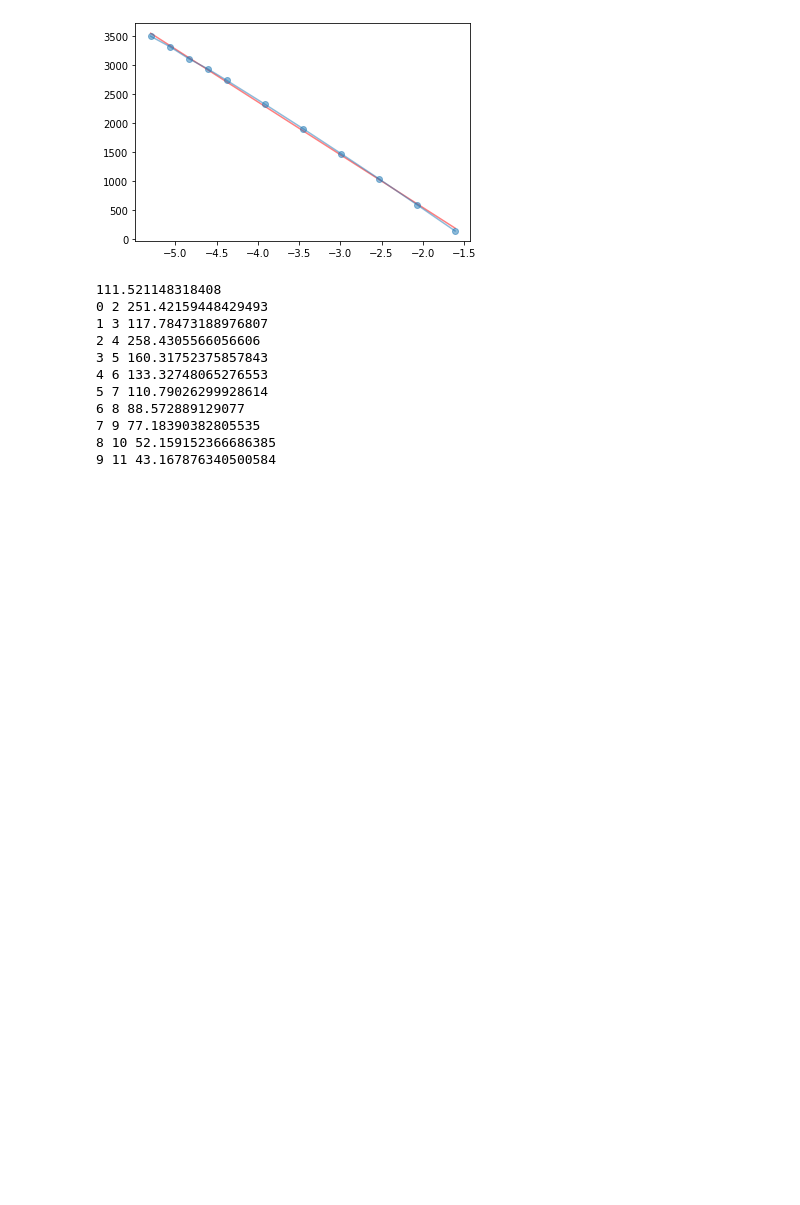
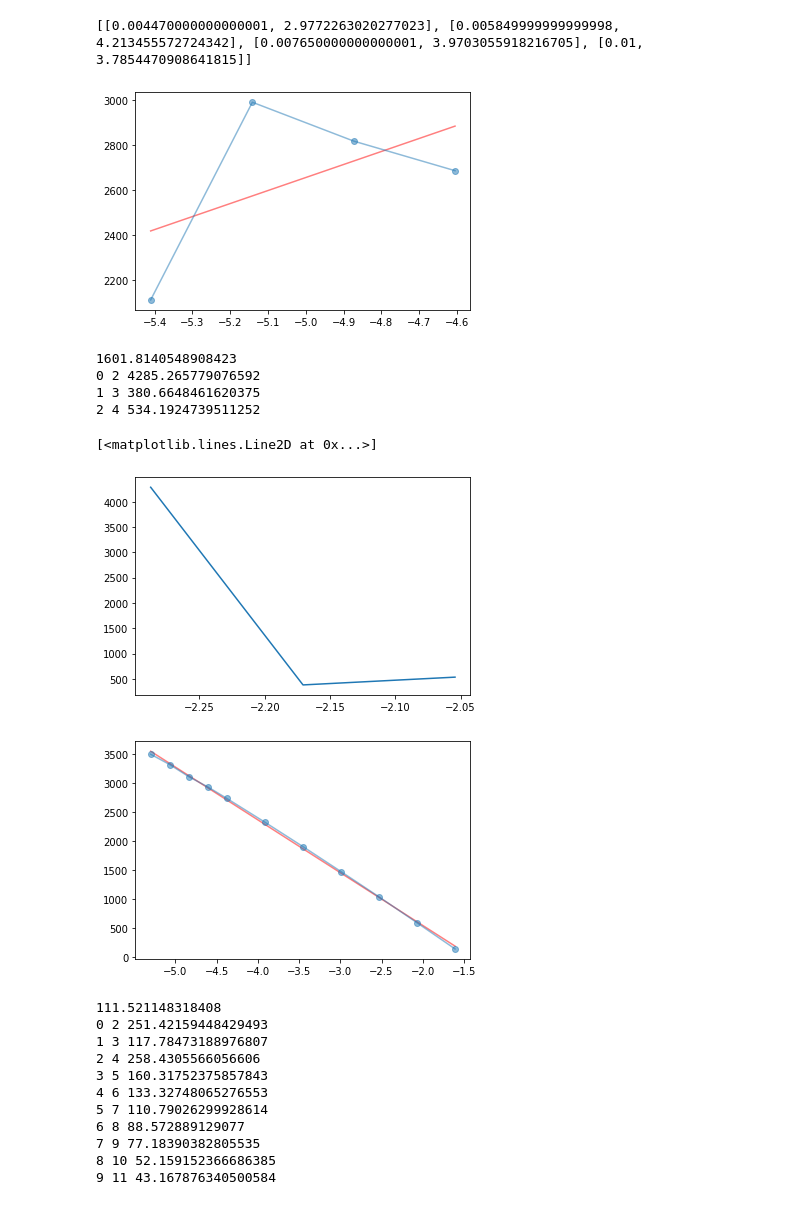
Before and after one commit to rosinality/glow-pytorch, a Jupyter notebook: notebooks/coeff.ipynb, the cells around one changed output. Drawn from its saved outputs; the diff is of its cells as text; code cells hidden in the pictures; blank space fills up the shorter version.

```diff
--- a/notebooks/coeff.ipynb
+++ b/notebooks/coeff.ipynb
@@ -30,6 +30,39 @@ def calculate_coeff(data, min_i, max_i, log=False, plot=False, show=True):
         plt.show()
 
     return regr.coef_[0]
+# %%
+image_size = 32
+n_pixel = image_size * image_size * 1
+mul = np.log(2) * n_pixel
+
+to_plot = []
+for f in sorted(glob("../ll/*dataset#point_2d*")):
+    txt = pd.read_csv(f, sep=" ", header=None)
+    noise, pz, logdet = txt.mean()
+    to_plot.append([noise, pz + logdet])
+#     print(noise)
+
+print(to_plot)
+to_plot = np.array(to_plot)
+to_plot[:, 1] *= mul
+coef = -calculate_coeff(to_plot, 0, len(to_plot), log=True, plot=True)
+print(n_pixel - coef)
+length = 2
+dims = []
+for i in range(0, len(to_plot)-length+1):
+    coef = -calculate_coeff(to_plot, i, i + length, log=True, plot=False)
+    print(i, i + length, n_pixel - coef)
+    dims.append(n_pixel - coef)
+plt.plot(np.log10((to_plot[:-1, 0] + to_plot[1:, 0])/2), dims)
+# %% [output]
+[[0.004470000000000001, 2.9772263020277023], [0.005849999999999998, 4.213455572724342], [0.007650000000000001, 3.9703055918216705], [0.01, 3.7854470908641815]]
+[figure, added]
+1601.8140548908423
+0 2 4285.265779076592
+1 3 380.6648461620375
+2 4 534.1924739511252
+[<matplotlib.lines.Line2D at 0x...>]
+[figure, added]
 # %%
 image_size = 32
 n_pixel = image_size * image_size * 1
```
Also changed, not shown: 7 other files.
